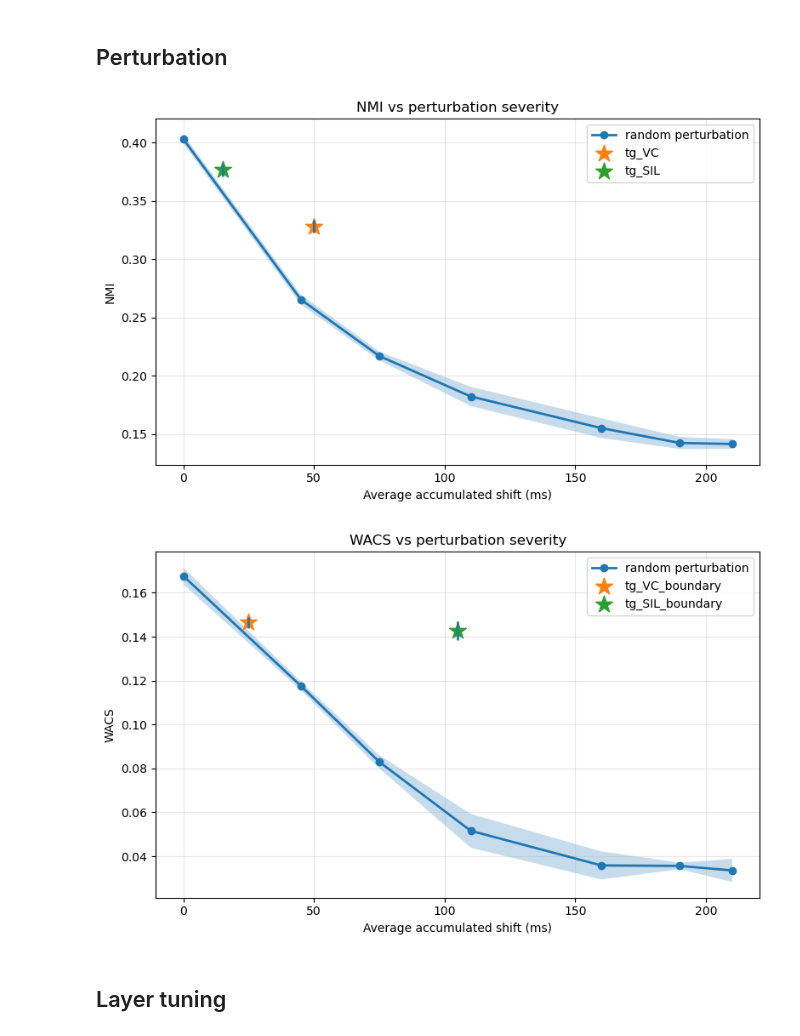
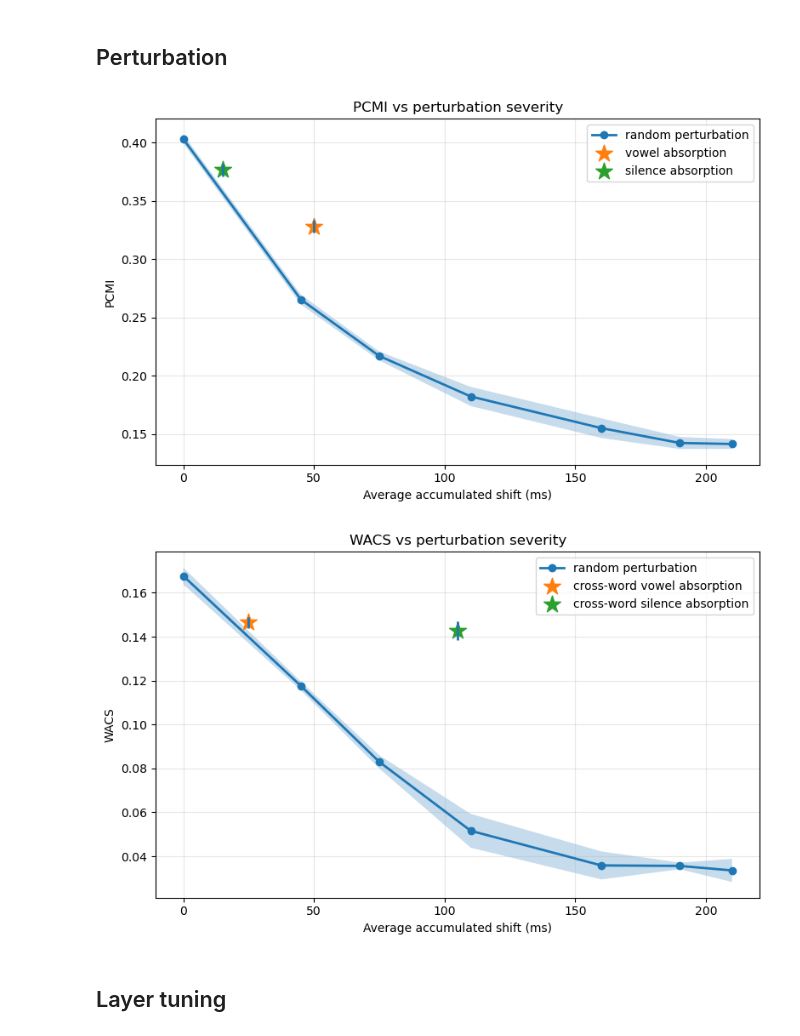
Before and after one commit to mahesh-ak/MFA, a Jupyter notebook: Analysis.ipynb, the cells around one changed output. Drawn from its saved outputs; the diff is of its cells as text; code cells hidden in the pictures.

Commit message:
feat: save plots

```diff
--- a/Analysis.ipynb
+++ b/Analysis.ipynb
@@ -22,10 +22,22 @@ aas_map={
     "tg_500":160,
     "tg_1000":190,
     "tg_2000":210,
+
+    # systematic perturbations
     "tg_VC":50,
     "tg_VC_boundary":25,
     "tg_SIL":15,
     "tg_SIL_boundary":105,
+}
+
+# ---------------------------------------------------------
+# DISPLAY NAMES
+# ---------------------------------------------------------
+special_names={
+    "tg_VC":"vowel absorption",
+    "tg_VC_boundary":"cross-word vowel absorption",
+    "tg_SIL":"silence absorption",
+    "tg_SIL_boundary":"cross-word silence absorption",
 }
 
 line_keys=[
@@ -107,9 +119,10 @@ def plot_metric(metric_name,ylabel):
     )
 
     # -------------------------------------
-    # VC perturbations
+    # systematic perturbations
     # -------------------------------------
     for k in special_keys:
+
         if metric_name == "nmi" and "boundary" in k:
             continue
 
@@ -133,38 +146,39 @@ def plot_metric(metric_name,ylabel):
             [mean],
             marker='*',
             s=220,
-            label=k,
+            label=special_names[k],
         )
 
         plt.vlines(
             x,
             mean-std,
             mean+std,
             linewidth=2
         )
 
     # -------------------------------------
     # cosmetics
     # -------------------------------------
     plt.xlabel("Average accumulated shift (ms)")
     plt.ylabel(ylabel)
 
     plt.title(f"{ylabel} vs perturbation severity")
 
     plt.grid(True,alpha=0.3)
     plt.legend()
 
     plt.tight_layout()
+    plt.savefig(f"results/plots/perturb_{ylabel}.png", dpi=200)
     plt.show()
 
 # ---------------------------------------------------------
 # PLOTS
 # ---------------------------------------------------------
-plot_metric("nmi","NMI")
+plot_metric("nmi","PCMI")
 plot_metric("wacs","WACS")
 # %% [output]
-[figure, old version]
+[figure, new version]
-[figure, old version]
+[figure, new version]
 # %% [markdown]
 ## Layer tuning
 # %%
```
Also changed, not shown: parts of 1 cell of this notebook, 2 other files.
